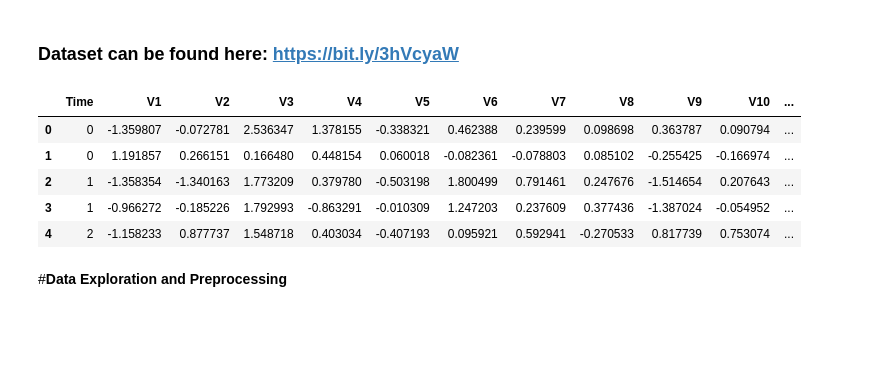
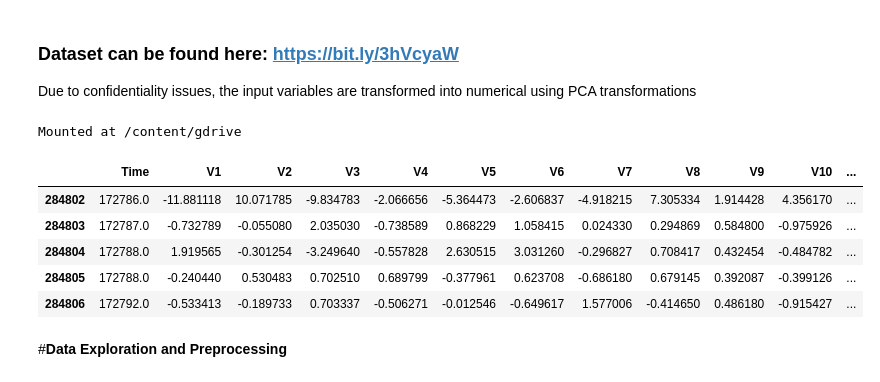
Before and after one commit to sachinihcas/Credit-Card-FraudDetection, a Jupyter notebook: CreditCardFraudDetection.ipynb, the cells around one changed output. Drawn from its saved outputs; the diff is of its cells as text; code cells hidden in the pictures; blank space fills up the shorter version.

```diff
--- a/CreditCardFraudDetection.ipynb
+++ b/CreditCardFraudDetection.ipynb
@@ -2,23 +2,29 @@
 <a href="https://colab.research.google.com/github/sachinihcas/Credit-Card-FraudDetection/blob/main/CreditCardFraudDetection.ipynb" target="_parent"><img src="https://colab.research.google.com/assets/colab-badge.svg" alt="Open In Colab"/></a>
 # %% [markdown]
 ### Dataset can be found here: https://bit.ly/3hVcyaW
+
+Due to confidentiality issues, the input variables are transformed into numerical using PCA transformations
 # %%
 import pandas as pd
 import numpy as np
 import matplotlib.pyplot as plt
 
 Random_Seed= 69 # will use further for all random_state
-# %%
-data= pd.read_csv("/data/creditcard.csv")
-df=data.copy()
-df.head()
-# %% [output]
-|  | Time | V1 | V2 | V3 | V4 | V5 | V6 | V7 | V8 | V9 | V10 | ... |
-| 0 | 0 | -1.359807 | -0.072781 | 2.536347 | 1.378155 | -0.338321 | 0.462388 | 0.239599 | 0.098698 | 0.363787 | 0.090794 | ... |
-| 1 | 0 | 1.191857 | 0.266151 | 0.166480 | 0.448154 | 0.060018 | -0.082361 | -0.078803 | 0.085102 | -0.255425 | -0.166974 | ... |
-| 2 | 1 | -1.358354 | -1.340163 | 1.773209 | 0.379780 | -0.503198 | 1.800499 | 0.791461 | 0.247676 | -1.514654 | 0.207643 | ... |
-| 3 | 1 | -0.966272 | -0.185226 | 1.792993 | -0.863291 | -0.010309 | 1.247203 | 0.237609 | 0.377436 | -1.387024 | -0.054952 | ... |
-| 4 | 2 | -1.158233 | 0.877737 | 1.548718 | 0.403034 | -0.407193 | 0.095921 | 0.592941 | -0.270533 | 0.817739 | 0.753074 | ... |
+# %%
+from google.colab import drive
+drive.mount("/content/gdrive")
+# %% [output]
+Mounted at /content/gdrive
+# %%
+df=pd.read_csv('/content/gdrive/My Drive/Datasets/creditcard.csv')
+df.tail()
+# %% [output]
+|  | Time | V1 | V2 | V3 | V4 | V5 | V6 | V7 | V8 | V9 | V10 | ... |
+| 284802 | 172786.0 | -11.881118 | 10.071785 | -9.834783 | -2.066656 | -5.364473 | -2.606837 | -4.918215 | 7.305334 | 1.914428 | 4.356170 | ... |
+| 284803 | 172787.0 | -0.732789 | -0.055080 | 2.035030 | -0.738589 | 0.868229 | 1.058415 | 0.024330 | 0.294869 | 0.584800 | -0.975926 | ... |
+| 284804 | 172788.0 | 1.919565 | -0.301254 | -3.249640 | -0.557828 | 2.630515 | 3.031260 | -0.296827 | 0.708417 | 0.432454 | -0.484782 | ... |
+| 284805 | 172788.0 | -0.240440 | 0.530483 | 0.702510 | 0.689799 | -0.377961 | 0.623708 | -0.686180 | 0.679145 | 0.392087 | -0.399126 | ... |
+| 284806 | 172792.0 | -0.533413 | -0.189733 | 0.703337 | -0.506271 | -0.012546 | -0.649617 | 1.577006 | -0.414650 | 0.486180 | -0.915427 | ... |
 # %% [markdown]
 #**Data Exploration and Preprocessing**
 # %%
```
Also changed, not shown: parts of 39 cells of this notebook.
